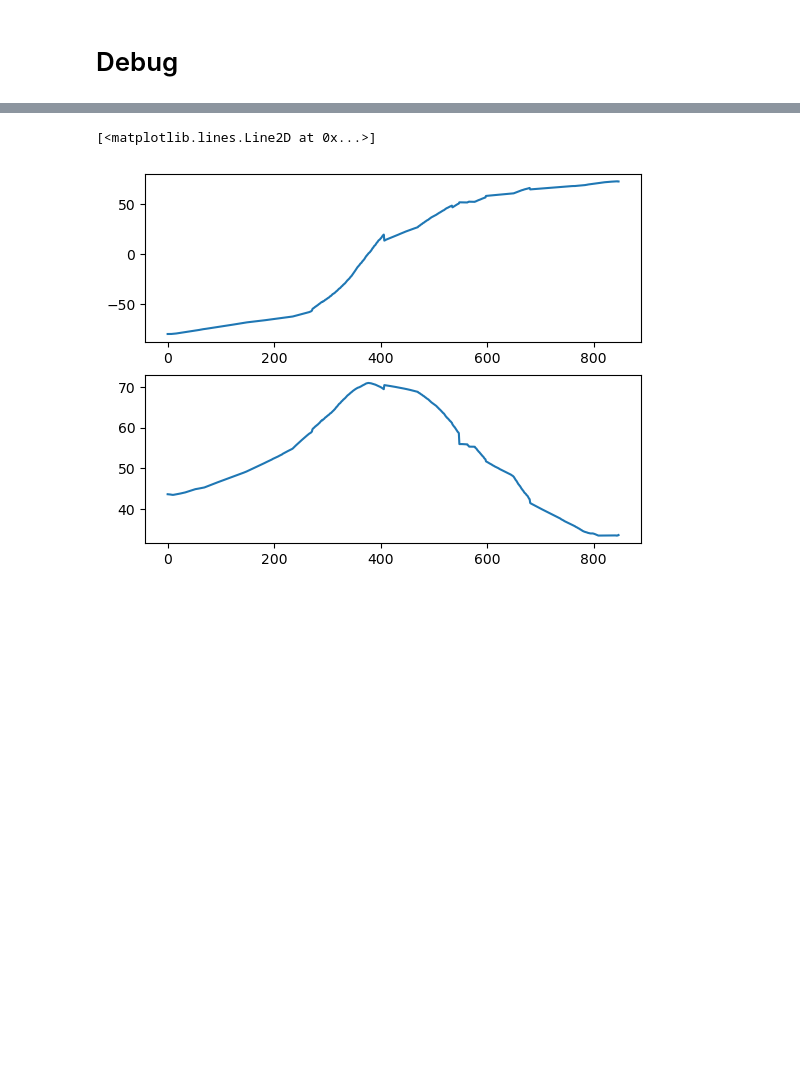
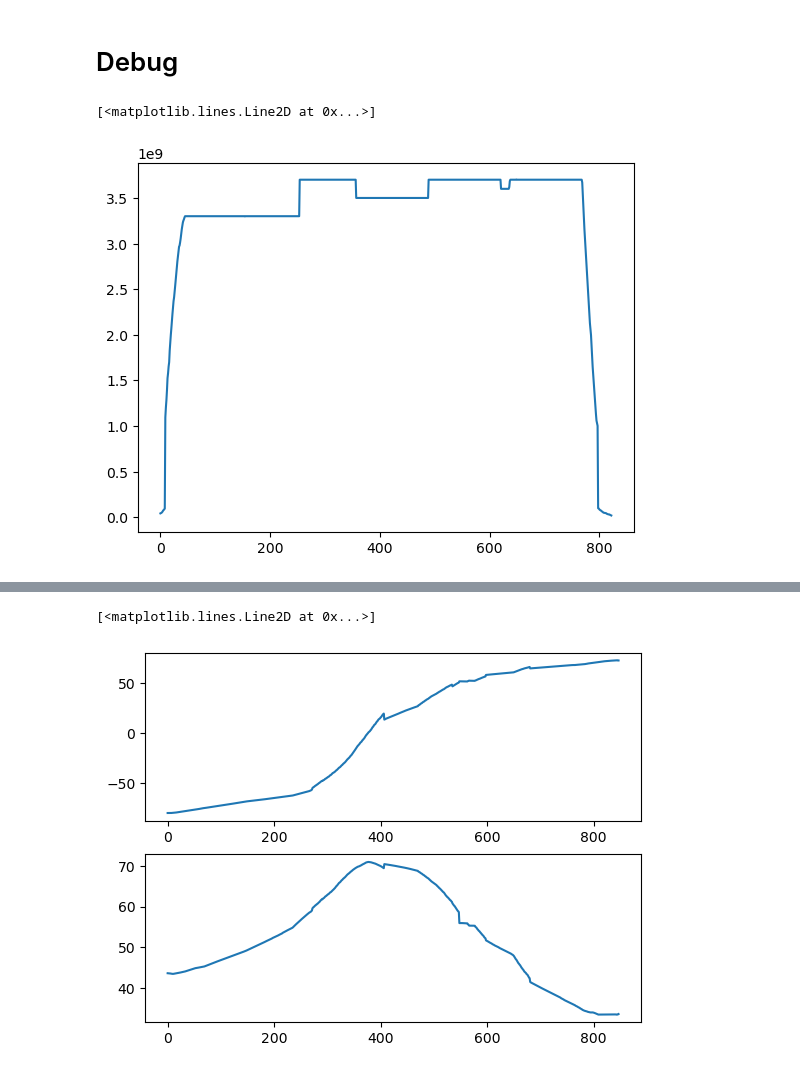
Before and after one commit to zzaidi07/salah-35k, a Jupyter notebook: compiled_v2.ipynb, the cells around one changed output, grey strips where cells are left out. Drawn from its saved outputs; the diff is of its cells as text; code cells hidden in the pictures; blank space fills up the shorter version.

```diff
--- a/compiled_v2.ipynb
+++ b/compiled_v2.ipynb
@@ -291,2 +312,69 @@ Isha Time is at (11, 44.00000000000006, 'PM')
 # %% [markdown]
 # Debug
+# %%
+prayTimes.setMethod('Tehran') #paramaterS: MWL, ISNA, Egypt, Makkah, Karachi, Tehran, Jafari
+date = (2025, 8, 1)
+format = "%I:%M %p"
+
+
+NumRecords = len(df)
+altitudes = np.zeros(NumRecords)
+
+
+end_row = df['LatitudeLat'].str.contains('Surface').count()
+invalidTime =  '-----'
+prev_height = 0
+ind = 0
+for ind_rec, row in df.iterrows():
+    #print(ind_rec)
+    # height = 35#35000
+    height = float(get_repeated_substring(str(df.feet[ind_rec])))
+    if np.isnan(height):
+        altitudes[ind] = prev_height
+    else:
+        altitudes[ind] = height
+        prev_height = height
+
+#     loc_latitude = float(df.LatitudeLat[ind_rec][:6])
+#     loc_longitude = float(df.LongitudeLon[ind_rec][:6])
+#     coordinates = (loc_latitude, loc_longitude, height)
+#     prayer_times = prayTimes.getTimes(date, coordinates, -4) # TODO: Currently it only calculates
+#                                                              # Prayertimes relative to EST (-4 GST)
+
+#     fajr_time = prayer_times['fajr']
+#     dhuhr_time = prayer_times['dhuhr']
+#     asr_time = prayer_times['asr']
+#     maghrib_time = prayer_times['maghrib']
+#     isha_time = prayer_times['isha']
+#     sunrise_time = prayer_times['sunrise']
+
+
+#     # Convert 12hr flight time to 2hrs and mins
+#     ext_hr_flight, ext_mins_flight = Extract24HrTime(df['Time (EDT)EDT'][ind_rec][4:])
+
+#     # Parses 24hr time into hrs and minutes
+#     ext_hr_fajr, ext_mins_fajr = Parse24HrTime(fajr_time)
+#     ext_hr_dhuhr, ext_mins_dhuhr = Parse24HrTime(dhuhr_time)
+#     ext_hr_asr, ext_mins_asr = Parse24HrTime(asr_time)
+#     ext_hr_maghrib, ext_mins_maghrib = Parse24HrTime(maghrib_time)
+#     ext_hr_isha, ext_mins_isha = Parse24HrTime(isha_time)
+#     ext_hr_sunrise, ext_mins_sunrise = Parse24HrTime(sunrise_time)
+
+
+#     # Converts all times into just hours:
+#     flight_times[ind] = np.mod(ext_hr_flight + ext_mins_flight/60 + time_correction, 24)
+#     fajr_times[ind] = ext_hr_fajr + ext_mins_fajr/60
+#     sunrise_times[ind] = ext_hr_sunrise + ext_mins_sunrise/60
+#     dhuhr_times[ind] = ext_hr_dhuhr + ext_mins_dhuhr/60
+#     asr_times[ind] = ext_hr_asr + ext_mins_asr/60
+#     maghrib_times[ind] = ext_hr_maghrib + ext_mins_maghrib/60
+#     isha_times[ind] = ext_hr_isha + ext_mins_isha/60
+#     longitudes[ind] = loc_longitude
+#     latitudes[ind] = loc_latitude
+    ind +=1
+
+fig, ax = plt.subplots()
+ax.plot(altitudes)
+# %% [output]
+[<matplotlib.lines.Line2D at 0x...>]
+[figure, added]
```
Also changed, not shown: parts of 7 cells of this notebook, 1 other file.
